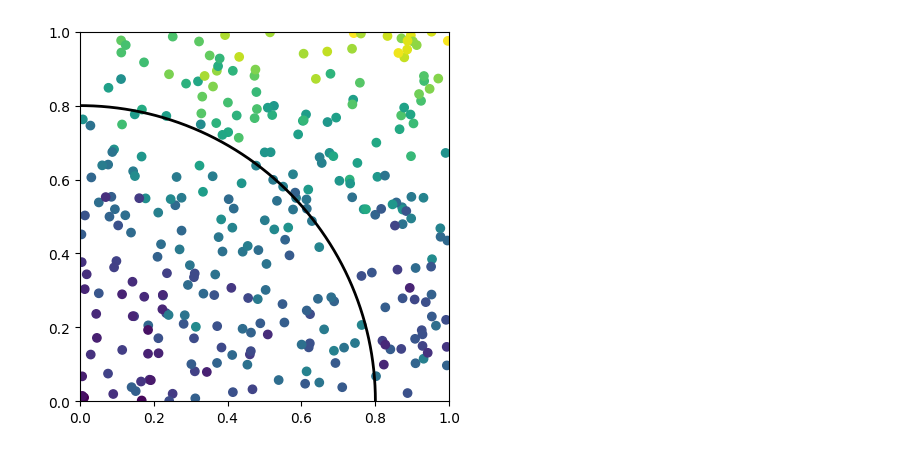
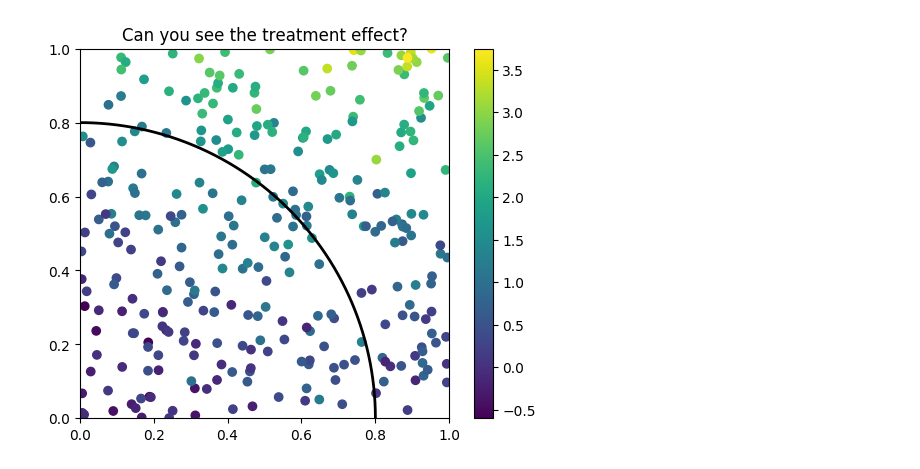
Before and after one commit to maximerischard/GeoRDD.jl, a Jupyter notebook: notebooks/SimulatedExample.ipynb, the cells around one changed output. Drawn from its saved outputs; the diff is of its cells as text; code cells hidden in the pictures.

```diff
--- a/notebooks/SimulatedExample.ipynb
+++ b/notebooks/SimulatedExample.ipynb
@@ -31,8 +44,8 @@ Y = m .+ # mean offset
     (categ.=="B") .* 0.2 # raise category B a little bit
 ;
 # %%
-border_X1 = treatment_radius .* cos.(linspace(0,π/2,1000))
-border_X2 = treatment_radius .* sin.(linspace(0,π/2,1000))
+border_X1 = treatment_radius .* cos.(range(0,stop=π/2,length=1000))
+border_X2 = treatment_radius .* sin.(range(0,stop=π/2,length=1000))
 border_geo = LibGEOS.LineString([[border_X1[i], border_X2[i]] for i in 1:n])
 ;
 # %%
@@ -53,14 +66,16 @@ geordd = GeoRDD.regions_from_dataframe(fmla, geordd_df)
 # %%
 # plot the data and the border
 plt.plot(border_X1, border_X2, color="black", linewidth=2)
 plt.scatter(geordd_df[:X1], geordd_df[:X2], c=Y)
 ax = plt.gca()
 plt.xlim(0,1)
 plt.ylim(0,1)
-ax[:set_aspect]("equal")
+ax.set_aspect("equal")
+plt.colorbar()
+plt.title("Can you see the treatment effect?")
 ;
 # %% [output]
-[figure, old version]
+[figure, new version]
 # %%
 # choose a Gaussian process kernel from the GaussianProcesses.jl package
 k_se = SEIso(log(0.5), log(1.0)) # Squared Exponential spatial kernel
```
Also changed, not shown: parts of 11 cells of this notebook.
